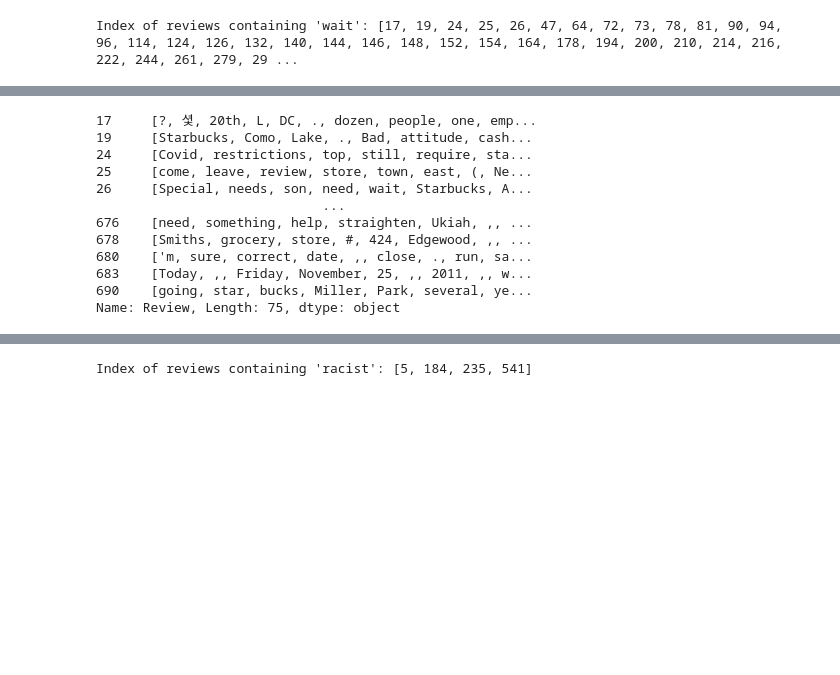
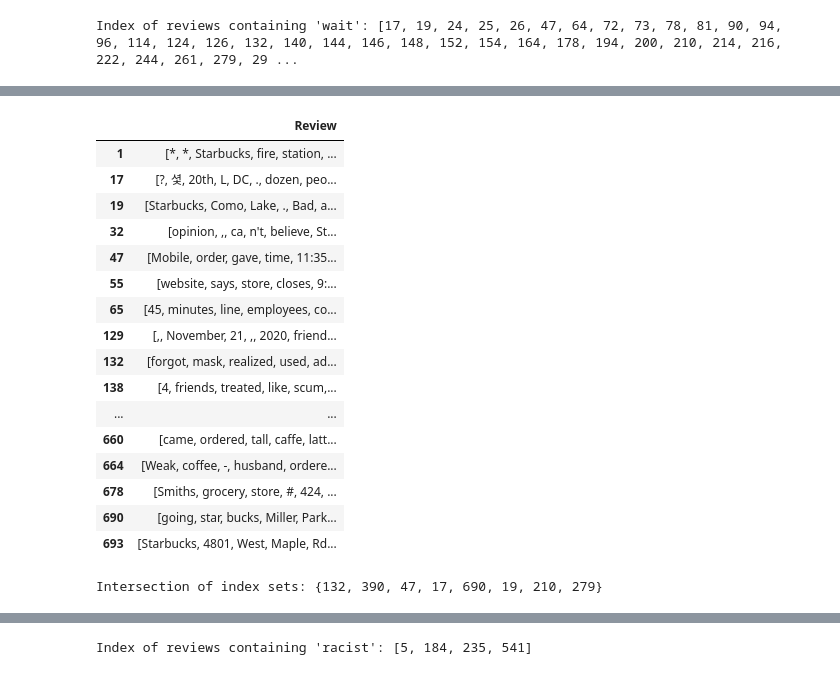
Before and after one commit to rich-hyun/Kuggle_9th_team_SAMTARBUCKS, a Jupyter notebook: 분류_프로젝트.ipynb, the cells around one changed output, grey strips where cells are left out. Saved outputs shown, nothing was run; the diff lists cells and outputs as text; code cells hidden in the pictures; blank space fills up the shorter version.

```diff
--- a/분류_프로젝트.ipynb
+++ b/분류_프로젝트.ipynb
@@ -253,0 +338,17 @@ Index of reviews containing 'time': [1, 5, 6, 11, 17, 19, 22, 34, 38, 39, 42, 45
+# %%
+# time 포함 리뷰 토큰화
+import nltk
+from nltk.tokenize import word_tokenize
+from nltk.corpus import stopwords
+
+nltk.download('stopwords')
+nltk.download('punkt')
+
+def tokenize_time(time):
+    tokens = word_tokenize(time)
+    stop_words = set(stopwords.words('english'))
+    tokens = [token for token in tokens if token.lower() not in stop_words]
+    return tokens
+
+time_tokens = df.iloc[index_with_time]['Review'].apply(tokenize_time)
+time_tokens.to_frame()
@@ -294,26 +451,39 @@ Name: Review, Length: 239, dtype: object
 # %%
-# wait 포함 리뷰 토큰화
-def tokenize_wait(wait):
-    tokens = word_tokenize(wait)
+# minute 포함 리뷰 토큰화
+def tokenize_minute(minute):
+    tokens = word_tokenize(minute)
     stop_words = set(stopwords.words('english'))
     tokens = [token for token in tokens if token.lower() not in stop_words]
     return tokens
 
-wait_tokens = df.iloc[index_with_wait]['Review'].apply(tokenize_time)
-print(wait_tokens)
+minute_tokens = df.iloc[index_with_minute]['Review'].apply(tokenize_time)
+minute_tokens.to_frame()
 # %% [output]
-17     [?, 셫, 20th, L, DC, ., dozen, people, one, emp...
-19     [Starbucks, Como, Lake, ., Bad, attitude, cash...
-24     [Covid, restrictions, top, still, require, sta...
-25     [come, leave, review, store, town, east, (, Ne...
-26     [Special, needs, son, need, wait, Starbucks, A...
-                             ...
-676    [need, something, help, straighten, Ukiah, ,, ...
-678    [Smiths, grocery, store, #, 424, Edgewood, ,, ...
-680    ['m, sure, correct, date, ,, close, ., run, sa...
-683    [Today, ,, Friday, November, 25, ,, 2011, ,, w...
-690    [going, star, bucks, Miller, Park, several, ye...
-Name: Review, Length: 75, dtype: object
+|  | Review |
+| 1 | [*, *, Starbucks, fire, station, ... |
+| 17 | [?, 셫, 20th, L, DC, ., dozen, peo... |
+| 19 | [Starbucks, Como, Lake, ., Bad, a... |
+| 32 | [opinion, ,, ca, n't, believe, St... |
+| 47 | [Mobile, order, gave, time, 11:35... |
+| 55 | [website, says, store, closes, 9:... |
+| 65 | [45, minutes, line, employees, co... |
+| 129 | [,, November, 21, ,, 2020, friend... |
+| 132 | [forgot, mask, realized, used, ad... |
+| 138 | [4, friends, treated, like, scum,... |
+| ... | ... |
+| 660 | [came, ordered, tall, caffe, latt... |
+| 664 | [Weak, coffee, -, husband, ordere... |
+| 678 | [Smiths, grocery, store, #, 424, ... |
+| 690 | [going, star, bucks, Miller, Park... |
+| 693 | [Starbucks, 4801, West, Maple, Rd... |
+# %%
+# index_with_minute, index_with_time, index_with_wait 의 교집합 확인
+intersection = set(index_with_minute) & set(index_with_time) & set(index_with_wait)
+
+# 결과 출력
+print("Intersection of index sets:", intersection)
+# %% [output]
+Intersection of index sets: {132, 390, 47, 17, 690, 19, 210, 279}
 # %%
 df.head()
 # %% [output]
```
Also changed, not shown: parts of 19 cells of this notebook.
